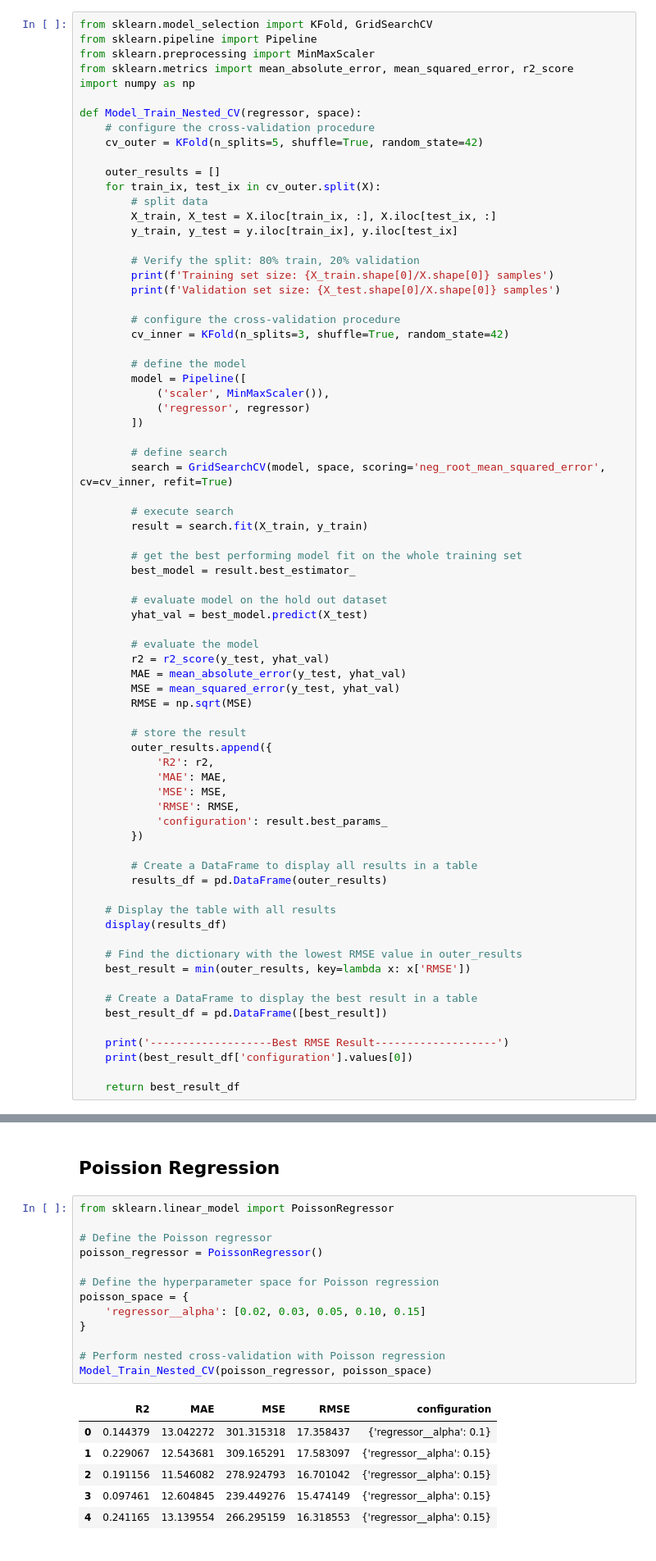
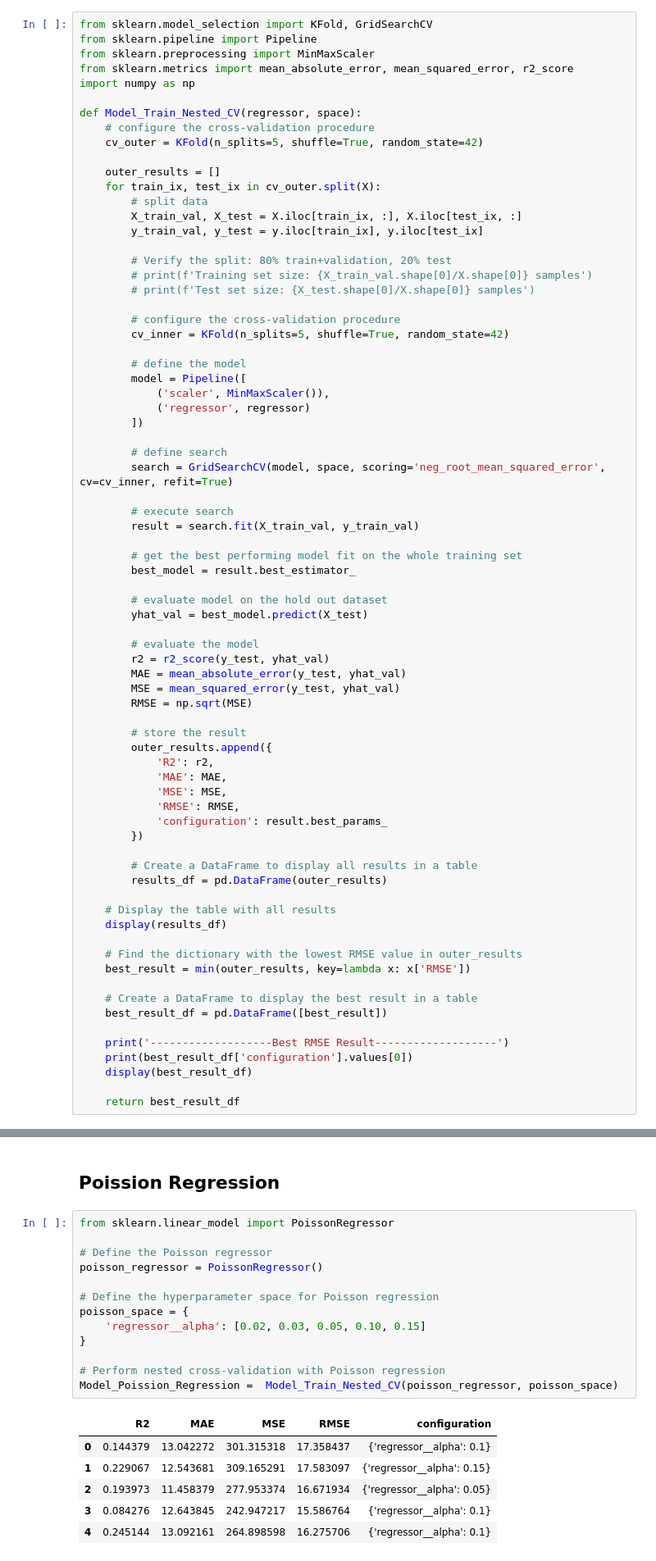
Before and after one commit to VicBracke/_Repo_ML_Project, a Jupyter notebook: OSA_CaseStudy/5_ML_Models_Regression.ipynb, the cells around one changed output, grey strips where cells are left out. Shown at 82% size. Saved outputs shown, nothing was run; the diff lists cells and outputs as text.

```diff
--- a/OSA_CaseStudy/5_ML_Models_Regression.ipynb
+++ b/OSA_CaseStudy/5_ML_Models_Regression.ipynb
@@ -492,15 +499,15 @@ def Model_Train_Nested_CV(regressor, space):
     outer_results = []
     for train_ix, test_ix in cv_outer.split(X):
         # split data
-        X_train, X_test = X.iloc[train_ix, :], X.iloc[test_ix, :]
-        y_train, y_test = y.iloc[train_ix], y.iloc[test_ix]
+        X_train_val, X_test = X.iloc[train_ix, :], X.iloc[test_ix, :]
+        y_train_val, y_test = y.iloc[train_ix], y.iloc[test_ix]
 
-        # Verify the split: 80% train, 20% validation
-        print(f'Training set size: {X_train.shape[0]/X.shape[0]} samples')
-        print(f'Validation set size: {X_test.shape[0]/X.shape[0]} samples')
+        # Verify the split: 80% train+validation, 20% test
+        # print(f'Training set size: {X_train_val.shape[0]/X.shape[0]} samples')
+        # print(f'Test set size: {X_test.shape[0]/X.shape[0]} samples')
 
         # configure the cross-validation procedure
-        cv_inner = KFold(n_splits=3, shuffle=True, random_state=42)
+        cv_inner = KFold(n_splits=5, shuffle=True, random_state=42)
 
         # define the model
         model = Pipeline([
@@ -512,7 +519,7 @@ def Model_Train_Nested_CV(regressor, space):
         search = GridSearchCV(model, space, scoring='neg_root_mean_squared_error', cv=cv_inner, refit=True)
 
         # execute search
-        result = search.fit(X_train, y_train)
+        result = search.fit(X_train_val, y_train_val)
 
         # get the best performing model fit on the whole training set
         best_model = result.best_estimator_
@@ -549,5 +556,6 @@ def Model_Train_Nested_CV(regressor, space):
 
     print('-------------------Best RMSE Result-------------------')
     print(best_result_df['configuration'].values[0])
+    display(best_result_df)
 
     return best_result_df
@@ -592,21 +614,21 @@ Validation set size: 0.1987673343605547 samples
 # %%
 from sklearn.linear_model import PoissonRegressor
 
 # Define the Poisson regressor
 poisson_regressor = PoissonRegressor()
 
 # Define the hyperparameter space for Poisson regression
 poisson_space = {
     'regressor__alpha': [0.02, 0.03, 0.05, 0.10, 0.15]
 }
 
 # Perform nested cross-validation with Poisson regression
-Model_Train_Nested_CV(poisson_regressor, poisson_space)
+Model_Poission_Regression =  Model_Train_Nested_CV(poisson_regressor, poisson_space)
 # %% [output]
 |  | R2 | MAE | MSE | RMSE | configuration |
 | 0 | 0.144379 | 13.042272 | 301.315318 | 17.358437 | {'regressor__alpha': 0.1} |
 | 1 | 0.229067 | 12.543681 | 309.165291 | 17.583097 | {'regressor__alpha': 0.15} |
-| 2 | 0.191156 | 11.546082 | 278.924793 | 16.701042 | {'regressor__alpha': 0.15} |
-| 3 | 0.097461 | 12.604845 | 239.449276 | 15.474149 | {'regressor__alpha': 0.15} |
-| 4 | 0.241165 | 13.139554 | 266.295159 | 16.318553 | {'regressor__alpha': 0.15} |
+| 2 | 0.193973 | 11.458379 | 277.953374 | 16.671934 | {'regressor__alpha': 0.05} |
+| 3 | 0.084276 | 12.643845 | 242.947217 | 15.586764 | {'regressor__alpha': 0.1} |
+| 4 | 0.245144 | 13.092161 | 264.898598 | 16.275706 | {'regressor__alpha': 0.1} |
 -------------------Best RMSE Result-------------------
```
Also changed, not shown: parts of 24 cells of this notebook, 7 other files.
